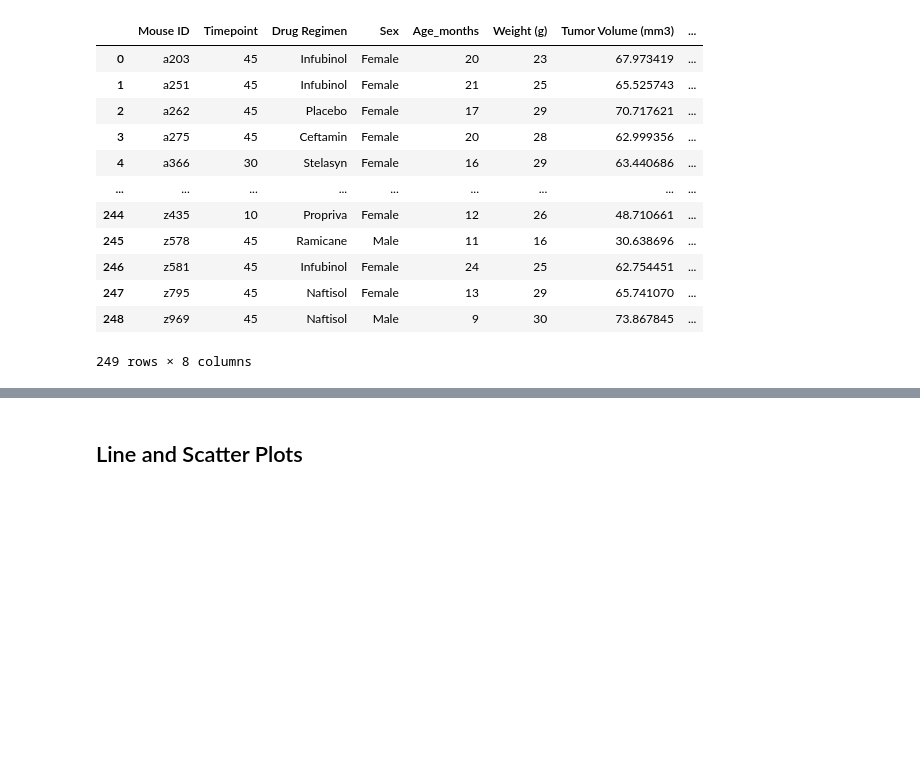
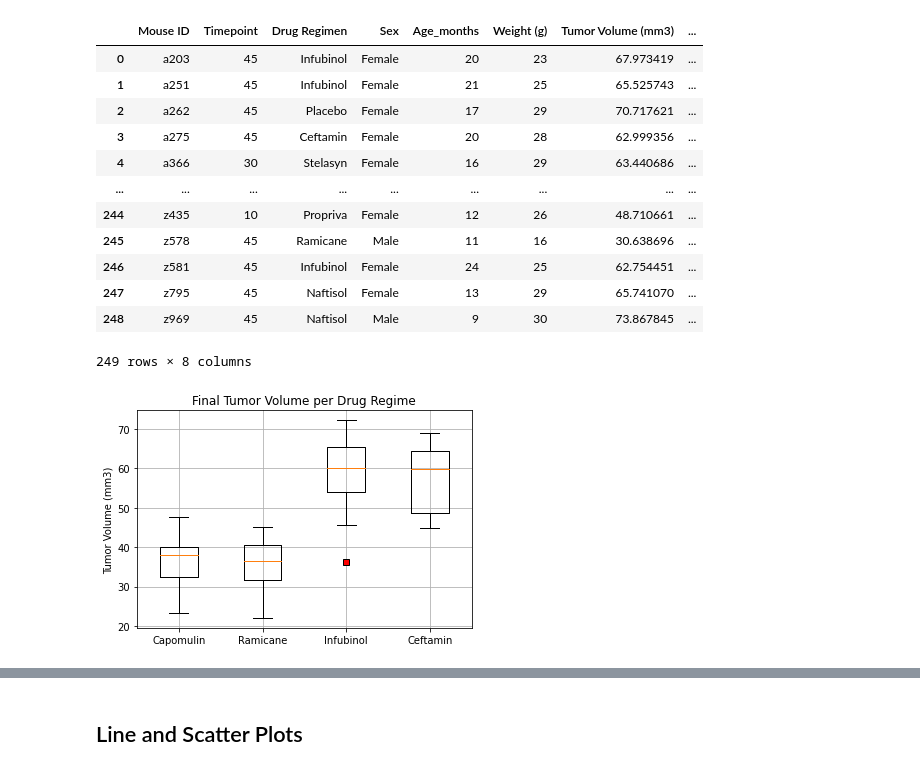
Before and after one commit to jtslater2/JTS-HW5-Matplotlib, a Jupyter notebook: pymaceuticals_jts.ipynb, the cells around one changed output, grey strips where cells are left out. Drawn from its saved outputs; the diff is of its cells as text; code cells hidden in the pictures; blank space fills up the shorter version.

```diff
--- a/pymaceuticals_jts.ipynb
+++ b/pymaceuticals_jts.ipynb
@@ -253,5 +224,61 @@ test3
 | 247 | z795 | 45 | Naftisol | Female | 13 | 29 | 65.741070 | ... |
 | 248 | z969 | 45 | Naftisol | Male | 9 | 30 | 73.867845 | ... |
 249 rows × 8 columns
+# %%
+# Generate a box plot of the final tumor volume of each mouse across four regimens of interest
+# There should be a single chart with four box plots inside it.
+
+druglist = ["Capomulin", "Ramicane", "Infubinol", "Ceftamin"]
+
+captv = []
+ramtv = []
+inftv = []
+ceftv = []
+
+#create individual drug lists/final tumor size
+for x in range(len(test3)):
+    if test3.iloc[x,2]=="Capomulin":
+        cap = test3.iloc[x,6]
+        captv.append(cap)
+    if test3.iloc[x,2]=="Ramicane":
+        ram = test3.iloc[x,6]
+        ramtv.append(ram)
+    if test3.iloc[x,2]=="Infubinol":
+        inf = test3.iloc[x,6]
+        inftv.append(inf)
+    if test3.iloc[x,2]=="Ceftamin":
+        cef= test3.iloc[x,6]
+        ceftv.append(cef)
+
+#create individual dataframes
+Capomuli_df = pd.DataFrame(captv)
+Capomuli_df.columns = ["tumor"]
+
+Ramicane_df = pd.DataFrame(ramtv)
+Ramicane_df.columns = ["tumor"]
+
+Infubinol_df = pd.DataFrame(inftv)
+Infubinol_df.columns = ["tumor"]
+
+Ceftamin_df = pd.DataFrame(ceftv)
+Ceftamin_df.columns = ["tumor"]
+
+
+#fff = input("this is the captv df")
+
+fig1, ax1 = plt.subplots()
+ax1.set_title('Final Tumor Volume per Drug Regime')
+ax1.set_ylabel('Tumor Volume (mm3)')
+
+all = [Capomuli_df["tumor"],Ramicane_df["tumor"],Infubinol_df["tumor"],Ceftamin_df["tumor"]]
+red_square = dict(markerfacecolor='r', marker='s')
+
+plt.boxplot(all,flierprops=red_square)
+ax1.set_xticklabels(druglist)
+plt.grid()
+
+plt.show()
+# %% [output]
+[figure, added]
 # %%
 druglist = ["Capomulin", "Ramicane", "Infubinol", "Ceftamin"]
```
Also changed, not shown: parts of 10 cells of this notebook, 1 other file.
